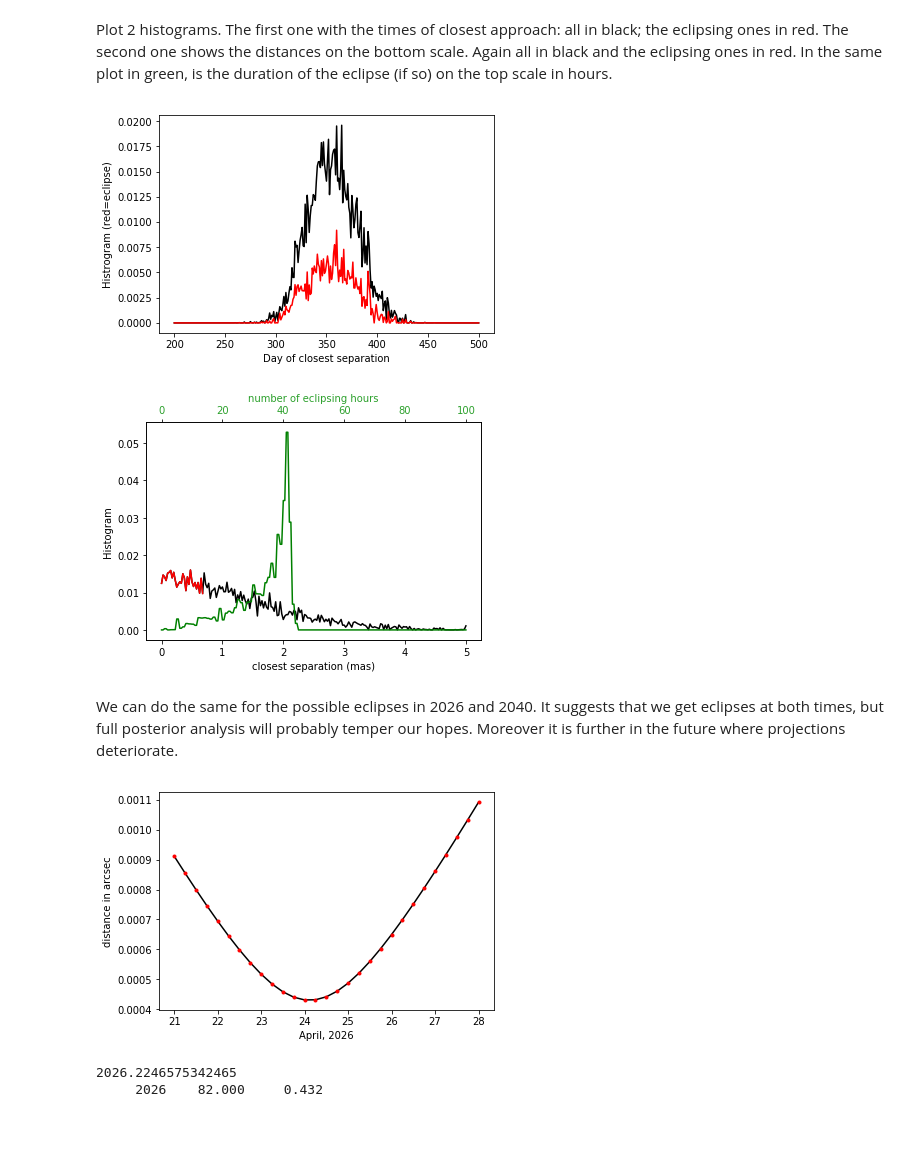
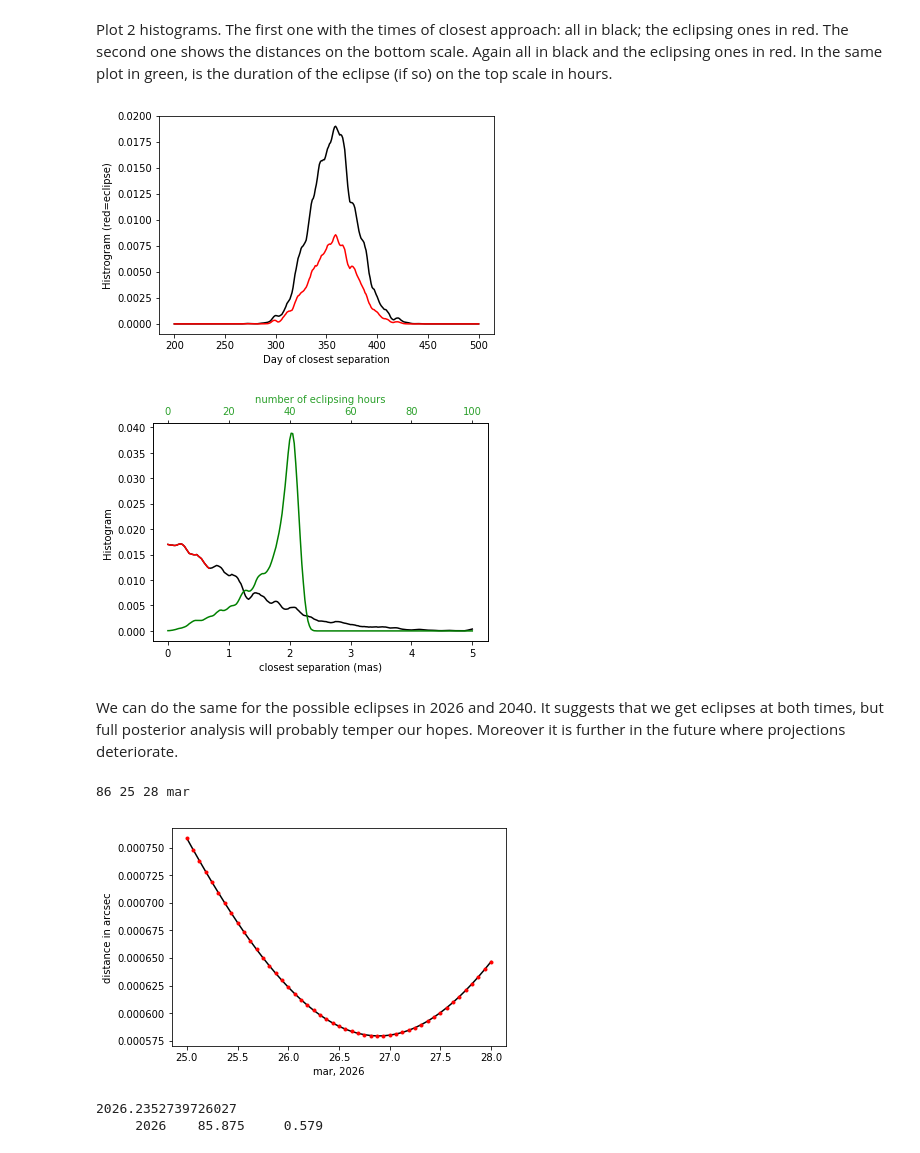
Before and after one commit to dokester/BayesicFitting, a Jupyter notebook: BayesicFitting/examples/alphaComae.ipynb, the cells around one changed output. Cells and saved outputs as stored; diff of their text form; code cells hidden in the pictures.

```diff
--- a/BayesicFitting/examples/alphaComae.ipynb
+++ b/BayesicFitting/examples/alphaComae.ipynb
@@ -324,6 +348,20 @@ Plot 2 histograms.
 The first one with the times of closest approach: all in black; the eclipsing ones in red.
 The second one shows the distances on the bottom scale. Again all in black and the eclipsing ones in red. In the same plot in green, is the duration of the eclipse (if so) on the top scale in hours.
 # %%
+## Smooth the histograms somewhat.
+## Even now the wiggles are probably unreal.
+nb = 5
+box = numpy.ones( nb, dtype=float ) / nb
+ons = numpy.ones_like( histr )
+for k in range( 2 ) :
+    histy = numpy.convolve( histy, box, mode="same" )
+    histp = numpy.convolve( histp, box, mode="same" )
+    histr = numpy.convolve( histr, box, mode="same" )
+    histw = numpy.convolve( histw, box, mode="same" )
+    ons = numpy.convolve( ons, box, mode="same" )
+histr /= ons
+histw /= ons
+
 hyx = numpy.linspace( 200, 500, 301 )
 plt.plot( hyx, histy, 'k-' )
 plt.plot( hyx, histp, 'r-' )
@@ -349,35 +387,50 @@ ax2.tick_params(axis='x', labelcolor=color)
 
 plt.show()
 # %% [output]
-[figure, old version]
+[figure, new version]
-[figure, old version]
+[figure, new version]
 # %% [markdown]
 We can do the same for the possible eclipses in 2026 and 2040.
 It suggests that we get eclipses at both times, but full posterior analysis will probably temper our hopes. Moreover it is further in the future where projections deteriorate.
 # %%
-npt = 29
-#npt = 365
-y0 = 2026.0 + 79/365         # 21 april (1 jan starts at 0)
-y1 = 2026.0 + 86/365         # 28 april
-#print( y0, y1 )
+ys = numpy.linspace( 126., 127., 366, dtype=float )   # 1 years in days
+xs = mdl.result( ys, par )
+rs = numpy.sqrt( numpy.square( xs[:,0] ) + numpy.square( xs[:,1] ) )
+krs = numpy.argmin( rs )
+
+k0 = math.floor( krs - 2 )
+k1 = math.ceil( krs + 1 )
+
+npt = 49
+y0 = 2026.0 + k0/365
+y1 = 2026.0 + k1/365
+for j in range( 12 ):
+    mname = mnms[j]
+    if k0 - mnts[j] < 0 :
+        break
+    k0 -= mnts[j]
+    k1 -= mnts[j]
+
+print( krs, k0, k1, mname )
 
 ys = numpy.linspace( y0-1900, y1-1900, npt )
 xs = mdl.result( ys, par )
 rs = numpy.sqrt( numpy.square( xs[:,0] ) + numpy.square( xs[:,1] ) )
-march = numpy.linspace( 21, 28, npt )
+march = numpy.linspace( k0, k1, npt )
 plt.plot( march, rs, 'k-' )
 plt.plot( march, rs, 'r.' )
-plt.xlabel( "April, 2026" )
+plt.xlabel( mname + ", 2026" )
 plt.ylabel( "distance in arcsec" )
 plt.show()
 mn = numpy.argmin( rs )
 ysm = ys[mn] + 1900
 print( ysm )
 ym = int( ysm )
 day = 365.0 * ( ysm - ym )
 print( fmt( ym ), fmt( day ), fmt( 1000 * rs[mn] ) )
 # %% [output]
+86 25 28 mar
-[figure, old version]
+[figure, new version]
-2026.2246575342465
-     2026    82.000     0.432
+2026.2352739726027
+     2026    85.875     0.579
 # %%
```
Also changed, not shown: parts of 5 cells of this notebook, 13 other files.
